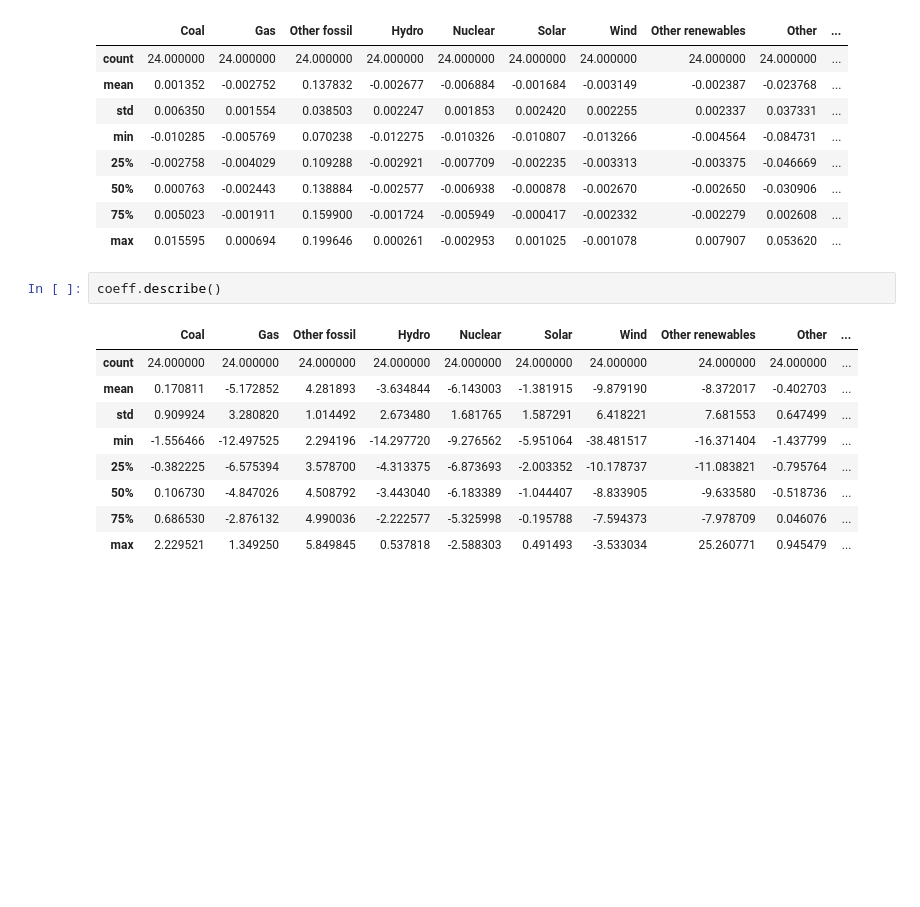
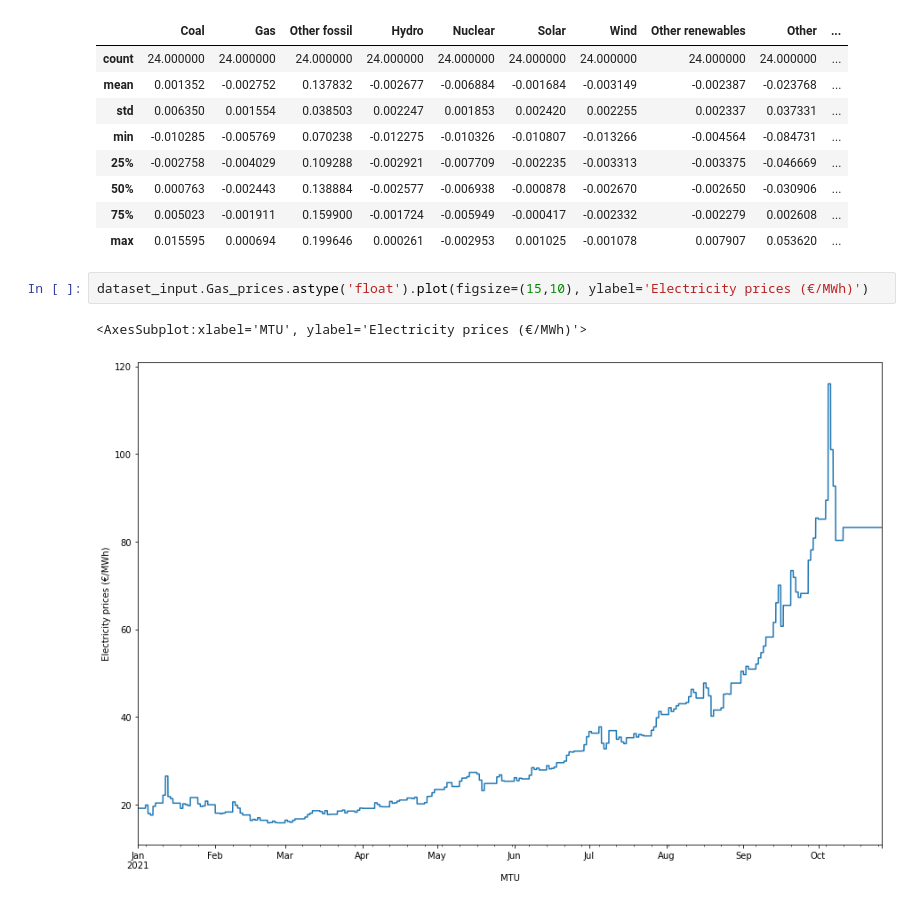
Before and after one commit to leatrin/electricity_prices, a Jupyter notebook: results.ipynb, the cells around one changed output. Saved outputs shown, nothing was run; the diff lists cells and outputs as text; blank space fills up the shorter version.

```diff
--- a/results.ipynb
+++ b/results.ipynb
@@ -159,15 +159,8 @@ new.describe()
 | 50% | 0.000763 | -0.002443 | 0.138884 | -0.002577 | -0.006938 | -0.000878 | -0.002670 | -0.002650 | -0.030906 | ... |
 | 75% | 0.005023 | -0.001911 | 0.159900 | -0.001724 | -0.005949 | -0.000417 | -0.002332 | -0.002279 | 0.002608 | ... |
 | max | 0.015595 | 0.000694 | 0.199646 | 0.000261 | -0.002953 | 0.001025 | -0.001078 | 0.007907 | 0.053620 | ... |
-# %%
-coeff.describe()
-# %% [output]
-|  | Coal | Gas | Other fossil | Hydro | Nuclear | Solar | Wind | Other renewables | Other | ... |
-| count | 24.000000 | 24.000000 | 24.000000 | 24.000000 | 24.000000 | 24.000000 | 24.000000 | 24.000000 | 24.000000 | ... |
-| mean | 0.170811 | -5.172852 | 4.281893 | -3.634844 | -6.143003 | -1.381915 | -9.879190 | -8.372017 | -0.402703 | ... |
-| std | 0.909924 | 3.280820 | 1.014492 | 2.673480 | 1.681765 | 1.587291 | 6.418221 | 7.681553 | 0.647499 | ... |
-| min | -1.556466 | -12.497525 | 2.294196 | -14.297720 | -9.276562 | -5.951064 | -38.481517 | -16.371404 | -1.437799 | ... |
-| 25% | -0.382225 | -6.575394 | 3.578700 | -4.313375 | -6.873693 | -2.003352 | -10.178737 | -11.083821 | -0.795764 | ... |
-| 50% | 0.106730 | -4.847026 | 4.508792 | -3.443040 | -6.183389 | -1.044407 | -8.833905 | -9.633580 | -0.518736 | ... |
-| 75% | 0.686530 | -2.876132 | 4.990036 | -2.222577 | -5.325998 | -0.195788 | -7.594373 | -7.978709 | 0.046076 | ... |
-| max | 2.229521 | 1.349250 | 5.849845 | 0.537818 | -2.588303 | 0.491493 | -3.533034 | 25.260771 | 0.945479 | ... |
+# %%
+dataset_input.Gas_prices.astype('float').plot(figsize=(15,10), ylabel='Electricity prices (€/MWh)')
+# %% [output]
+<AxesSubplot:xlabel='MTU', ylabel='Electricity prices (€/MWh)'>
+[figure, added]
```
Also changed, not shown: parts of 2 cells of this notebook, 21 other files.
